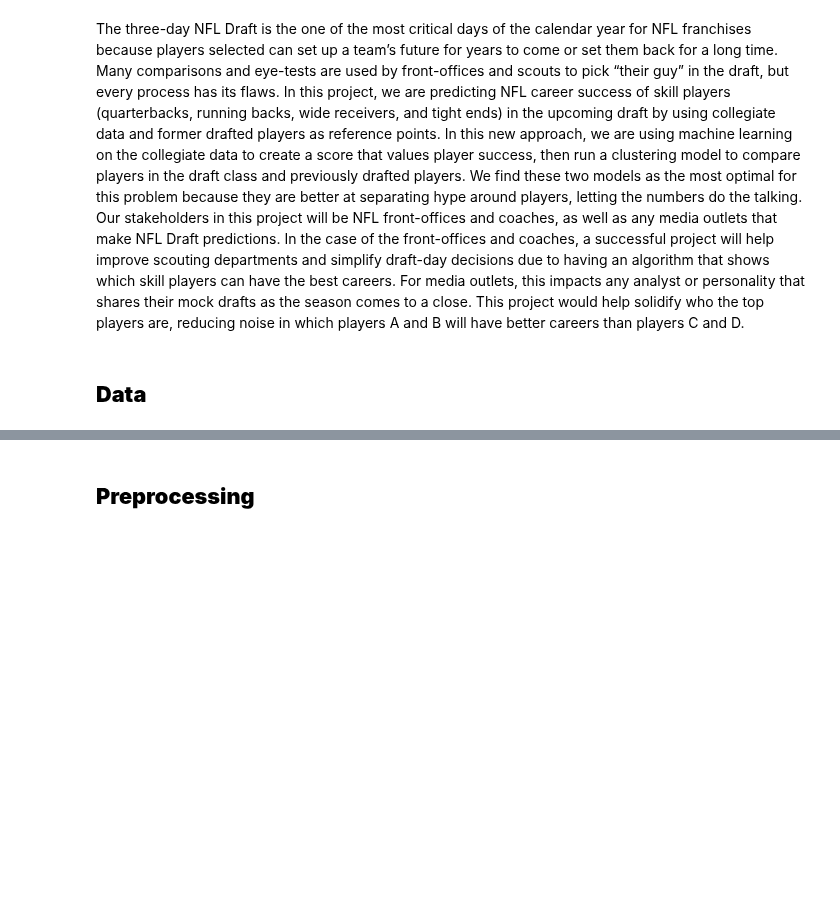
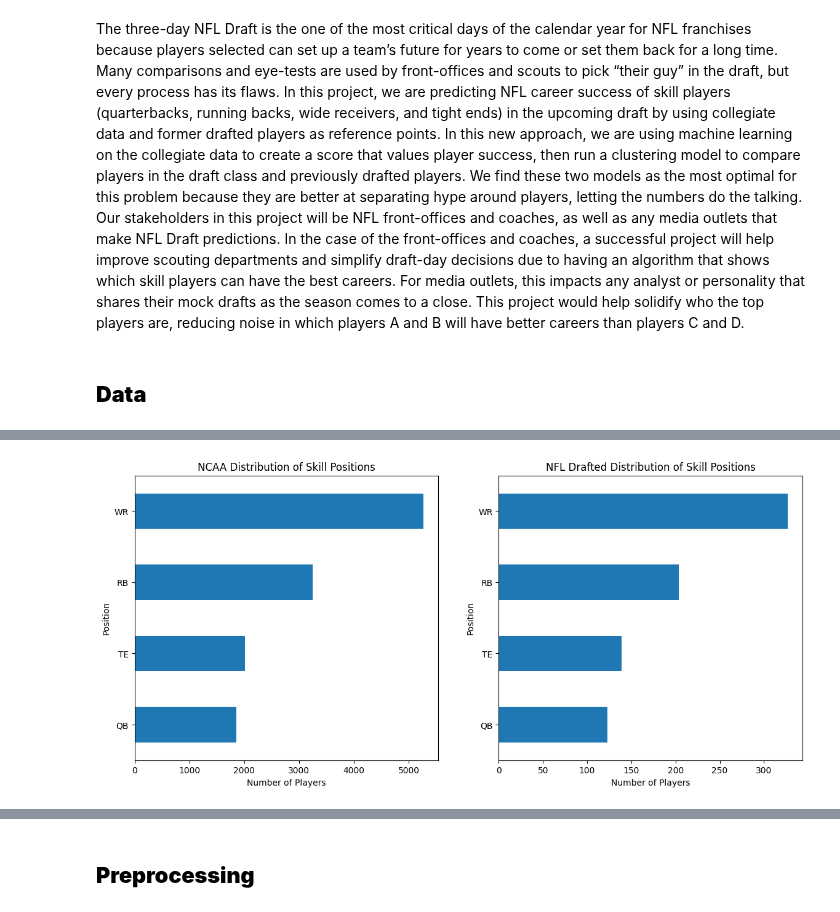
Before and after one commit to SU-IST707-SP26/group-project-big-brains-and-nathan, a Jupyter notebook: checkpoint/submission.ipynb, the cells around one changed output, grey strips where cells are left out. Saved outputs shown, nothing was run; the diff lists cells and outputs as text; code cells hidden in the pictures; blank space fills up the shorter version.

Commit message:
Updated data

```diff
--- a/checkpoint/submission.ipynb
+++ b/checkpoint/submission.ipynb
@@ -12,0 +37,20 @@ The three-day NFL Draft is the one of the most critical days of the calendar yea
+# %%
+import pandas as pd, matplotlib.pyplot as plt
+
+pd.set_option('display.max_columns', None)
+
+merged = pd.read_csv('../data/merged.csv', index_col = 0)
+
+
+null_counts = merged.isnull().sum()
+null_percentage = (merged.isnull().sum() / len(merged)) * 100
+
+null_df = pd.DataFrame({
+    'Column': null_counts.index,
+    'Null_Count': null_counts.values,
+    'Null_Percentage': null_percentage.values
+})
+final_null = null_df[null_df['Null_Count'] > 0].sort_values(by = "Null_Count", ascending = False)
+
+pd.set_option('display.max_rows', None)
+final_null
@@ -12,0 +81,20 @@ The three-day NFL Draft is the one of the most critical days of the calendar yea
+# %%
+nfl = merged[merged['pick'].notnull()]
+
+positions = merged['position_x'].value_counts().sort_values()
+nfl_positions = nfl['position_x'].value_counts().sort_values()
+
+fig, (ax1, ax2) = plt.subplots(1, 2, figsize=(14, 6))
+
+positions.plot(kind = 'barh', ax = ax1)
+ax1.set_title('NCAA Distribution of Skill Positions')
+ax1.set_xlabel('Number of Players')
+ax1.set_ylabel('Position')
+
+nfl_positions.plot(kind = 'barh', ax = ax2)
+ax2.set_title('NFL Drafted Distribution of Skill Positions')
+ax2.set_xlabel('Number of Players')
+ax2.set_ylabel('Position')
+plt.show()
+# %% [output]
+[figure, added]
```
Also changed, not shown: parts of 9 cells of this notebook.
